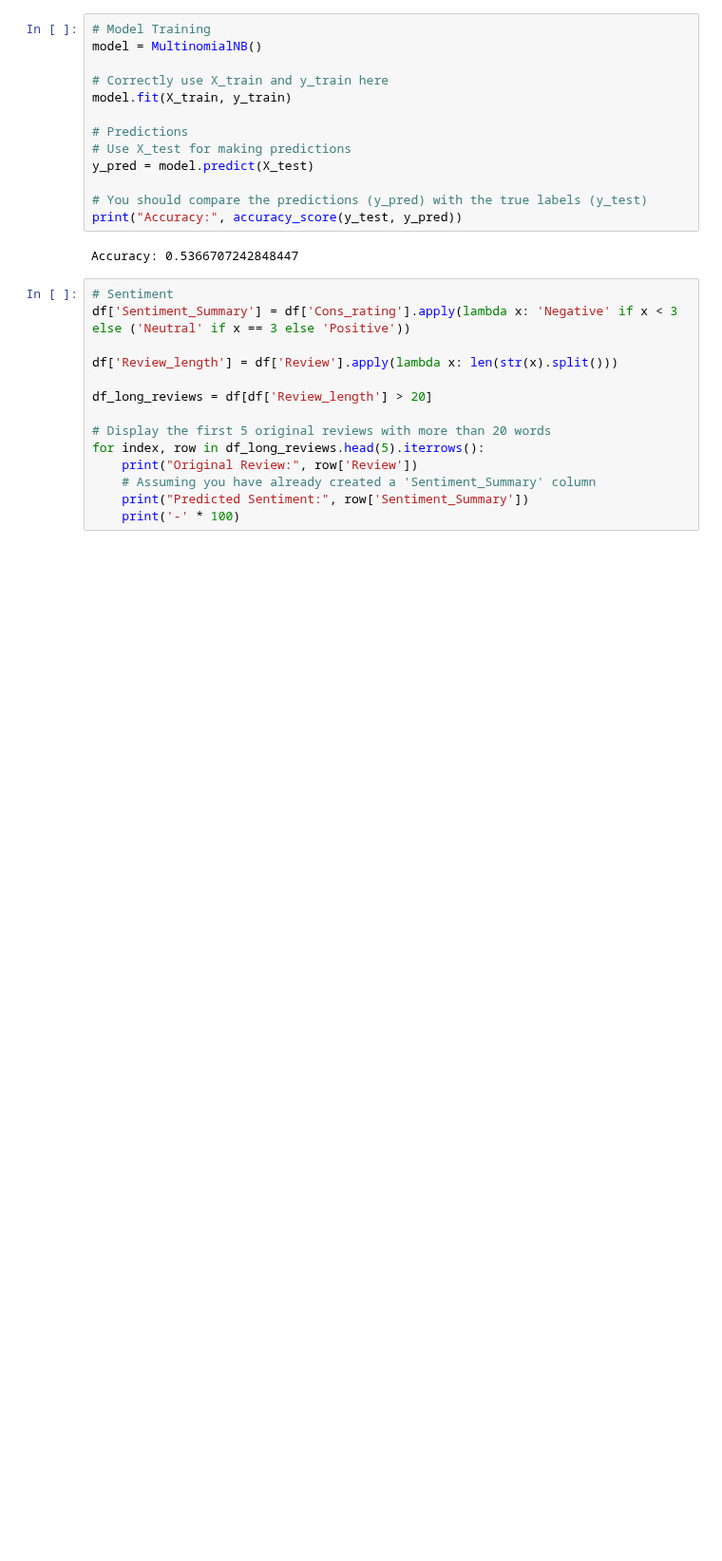
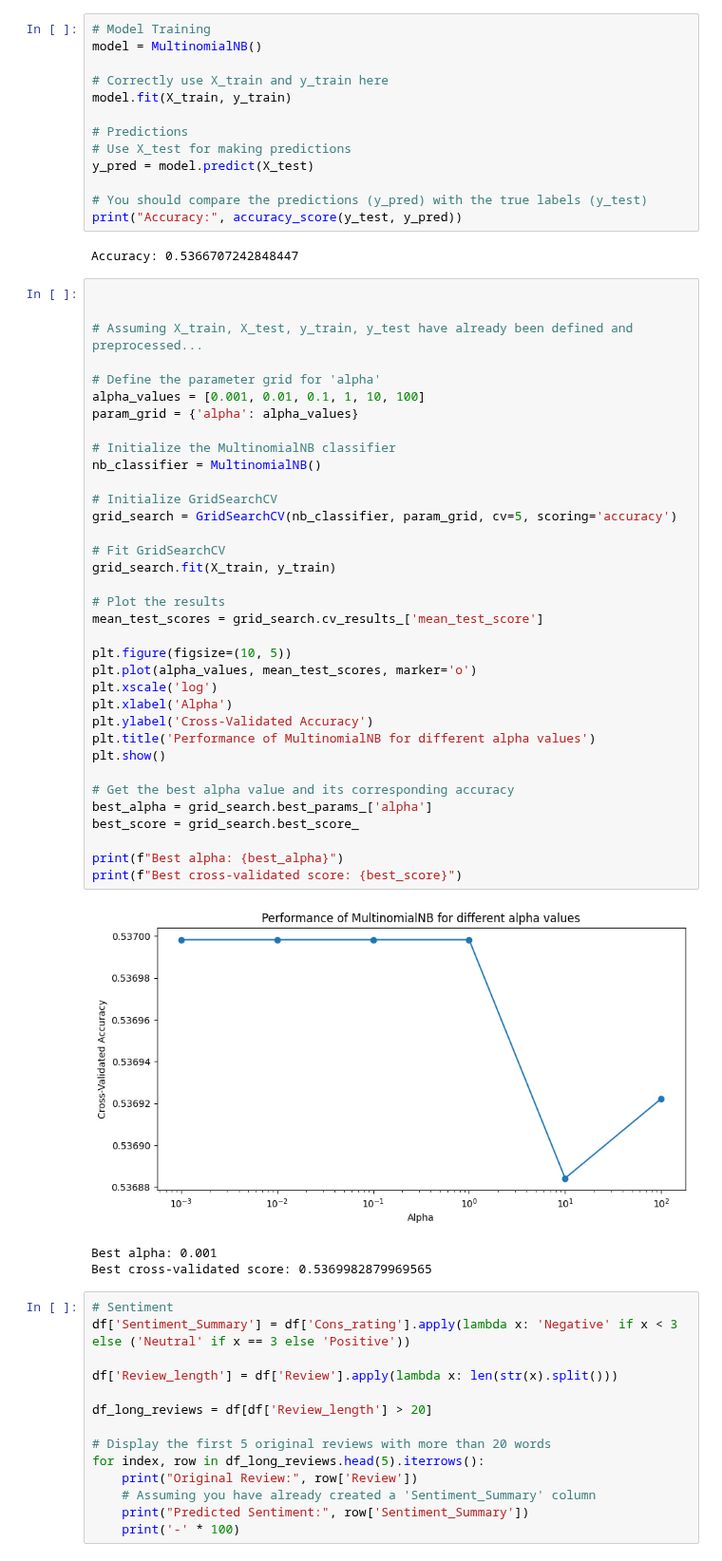
Before and after one commit to Ariamestra/ConsumerReviews, a Jupyter notebook: project_part2.ipynb, the cells around one changed output. Shown at 95% size. Saved outputs shown, nothing was run; the diff lists cells and outputs as text; blank space fills up the shorter version.

```diff
--- a/project_part2.ipynb
+++ b/project_part2.ipynb
@@ -191,6 +253,45 @@ y_pred = model.predict(X_test)
 print("Accuracy:", accuracy_score(y_test, y_pred))
 # %% [output]
 Accuracy: 0.5366707242848447
+# %%
+
+
+# Assuming X_train, X_test, y_train, y_test have already been defined and preprocessed...
+
+# Define the parameter grid for 'alpha'
+alpha_values = [0.001, 0.01, 0.1, 1, 10, 100]
+param_grid = {'alpha': alpha_values}
+
+# Initialize the MultinomialNB classifier
+nb_classifier = MultinomialNB()
+
+# Initialize GridSearchCV
+grid_search = GridSearchCV(nb_classifier, param_grid, cv=5, scoring='accuracy')
+
+# Fit GridSearchCV
+grid_search.fit(X_train, y_train)
+
+# Plot the results
+mean_test_scores = grid_search.cv_results_['mean_test_score']
+
+plt.figure(figsize=(10, 5))
+plt.plot(alpha_values, mean_test_scores, marker='o')
+plt.xscale('log')
+plt.xlabel('Alpha')
+plt.ylabel('Cross-Validated Accuracy')
+plt.title('Performance of MultinomialNB for different alpha values')
+plt.show()
+
+# Get the best alpha value and its corresponding accuracy
+best_alpha = grid_search.best_params_['alpha']
+best_score = grid_search.best_score_
+
+print(f"Best alpha: {best_alpha}")
+print(f"Best cross-validated score: {best_score}")
+# %% [output]
+[figure, added]
+Best alpha: 0.001
+Best cross-validated score: 0.5369982879969565
 # %%
 # Sentiment
 df['Sentiment_Summary'] = df['Cons_rating'].apply(lambda x: 'Negative' if x < 3 else ('Neutral' if x == 3 else 'Positive'))
```
Also changed, not shown: parts of 7 cells of this notebook.
